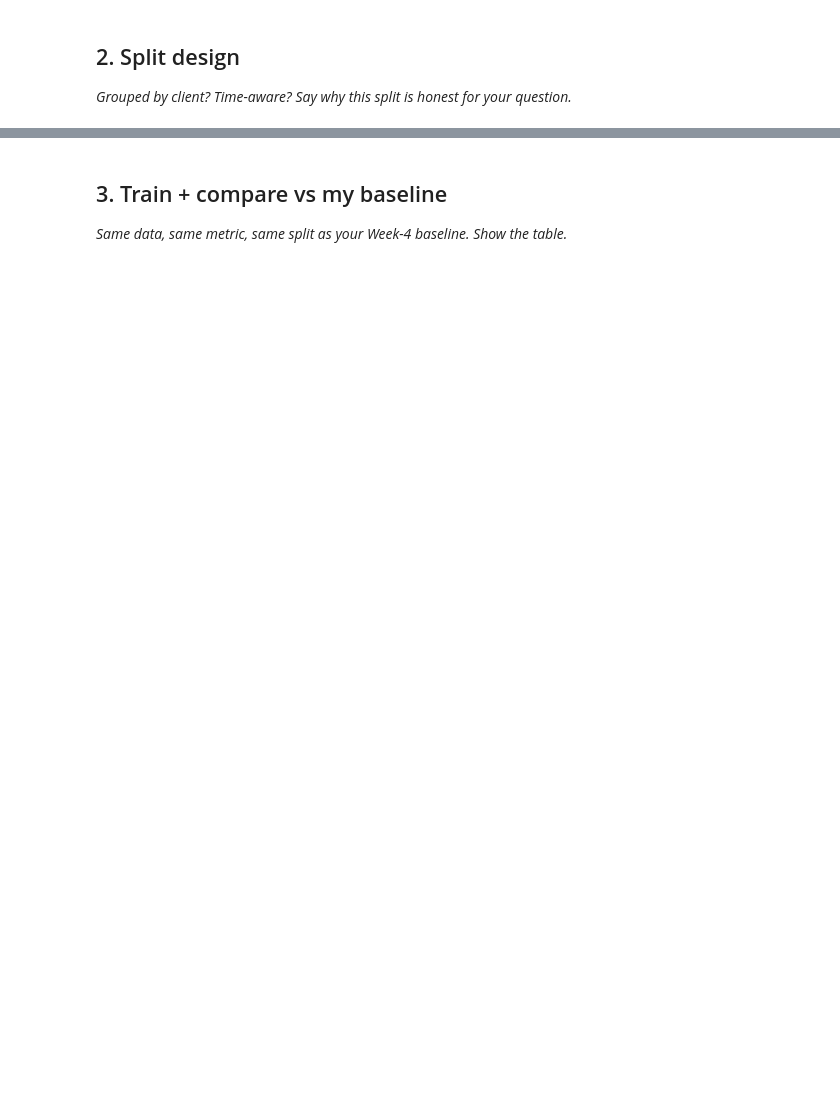
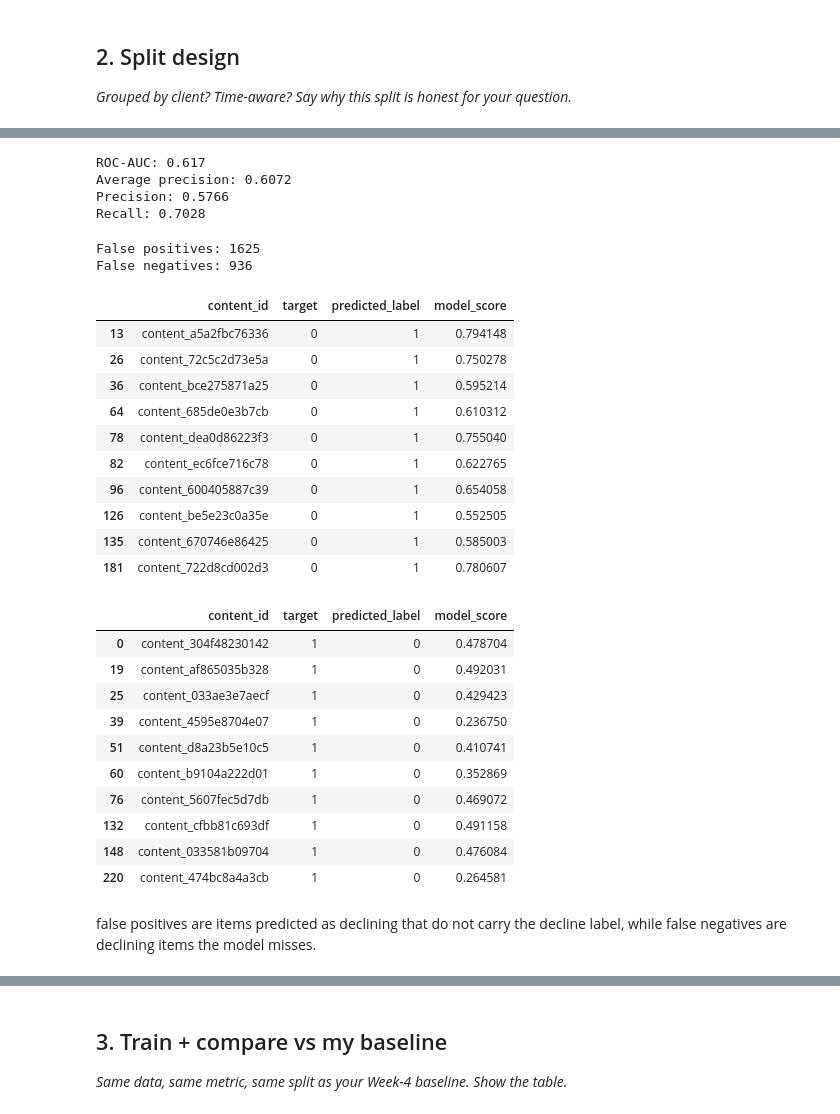
Before and after one commit to deepikachebrolu/flyrank-ml, a Jupyter notebook: work/notebooks/w05_model.ipynb, the cells around one changed output, grey strips where cells are left out. Drawn from its saved outputs; the diff is of its cells as text; code cells hidden in the pictures; blank space fills up the shorter version.

Commit message:
Complete ML-08 capstone modeling notebook

```diff
--- a/work/notebooks/w05_model.ipynb
+++ b/work/notebooks/w05_model.ipynb
@@ -22,0 +291,80 @@ This skeleton is yours to fill. Work the sections **in order** — each one has
+# %%
+from sklearn.metrics import (
+    roc_auc_score,
+    average_precision_score,
+    precision_score,
+    recall_score,
+)
+
+predictions = model.predict(X_test)
+
+print("ROC-AUC:",
+      round(roc_auc_score(y_test, test_df["model_score"]), 4))
+
+print("Average precision:",
+      round(average_precision_score(y_test, test_df["model_score"]), 4))
+
+print("Precision:",
+      round(precision_score(y_test, predictions, zero_division=0), 4))
+
+print("Recall:",
+      round(recall_score(y_test, predictions, zero_division=0), 4))
+# %% [output]
+ROC-AUC: 0.617
+Average precision: 0.6072
+Precision: 0.5766
+Recall: 0.7028
+# %%
+test_df["predicted_label"] = predictions
+
+false_positives = test_df[
+    (test_df["predicted_label"] == 1) &
+    (test_df["target"] == 0)
+]
+
+false_negatives = test_df[
+    (test_df["predicted_label"] == 0) &
+    (test_df["target"] == 1)
+]
+
+print("False positives:", len(false_positives))
+print("False negatives:", len(false_negatives))
+
+display(
+    false_positives[
+        ["content_id", "target", "predicted_label", "model_score"]
+    ].head(10)
+)
+
+display(
+    false_negatives[
+        ["content_id", "target", "predicted_label", "model_score"]
+    ].head(10)
+)
+# %% [output]
+False positives: 1625
+False negatives: 936
+|  | content_id | target | predicted_label | model_score |
+| 13 | content_a5a2fbc76336 | 0 | 1 | 0.794148 |
+| 26 | content_72c5c2d73e5a | 0 | 1 | 0.750278 |
+| 36 | content_bce275871a25 | 0 | 1 | 0.595214 |
+| 64 | content_685de0e3b7cb | 0 | 1 | 0.610312 |
+| 78 | content_dea0d86223f3 | 0 | 1 | 0.755040 |
+| 82 | content_ec6fce716c78 | 0 | 1 | 0.622765 |
+| 96 | content_600405887c39 | 0 | 1 | 0.654058 |
+| 126 | content_be5e23c0a35e | 0 | 1 | 0.552505 |
+| 135 | content_670746e86425 | 0 | 1 | 0.585003 |
+| 181 | content_722d8cd002d3 | 0 | 1 | 0.780607 |
+|  | content_id | target | predicted_label | model_score |
+| 0 | content_304f48230142 | 1 | 0 | 0.478704 |
+| 19 | content_af865035b328 | 1 | 0 | 0.492031 |
+| 25 | content_033ae3e7aecf | 1 | 0 | 0.429423 |
+| 39 | content_4595e8704e07 | 1 | 0 | 0.236750 |
+| 51 | content_d8a23b5e10c5 | 1 | 0 | 0.410741 |
+| 60 | content_b9104a222d01 | 1 | 0 | 0.352869 |
+| 76 | content_5607fec5d7db | 1 | 0 | 0.469072 |
+| 132 | content_cfbb81c693df | 1 | 0 | 0.491158 |
+| 148 | content_033581b09704 | 1 | 0 | 0.476084 |
+| 220 | content_474bc8a4a3cb | 1 | 0 | 0.264581 |
+# %% [markdown]
+false positives are items predicted as declining that do not carry the decline label, while false negatives are declining items the model misses.
```
Also changed, not shown: parts of 20 cells of this notebook.
